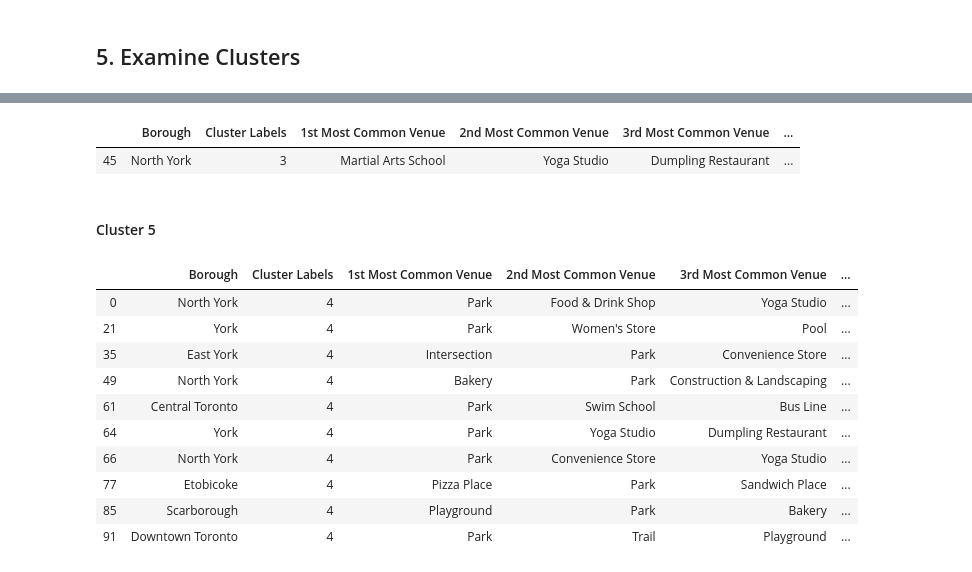
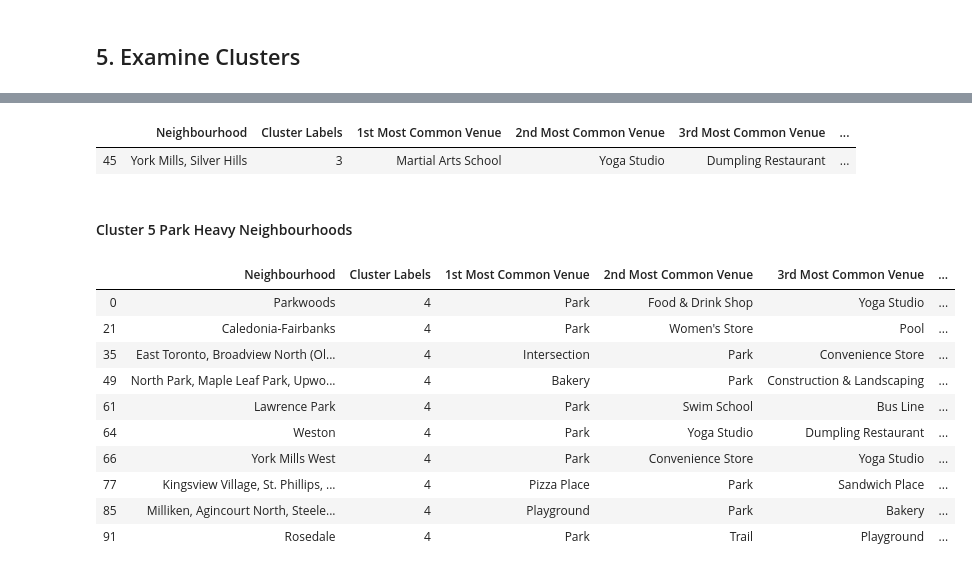
Before and after one commit to supermandee/Coursera_Capstone, a Jupyter notebook: Segmenting and Clustering Toronto Neighborhoods.ipynb, the cells around one changed output, grey strips where cells are left out. Drawn from its saved outputs; the diff is of its cells as text; code cells hidden in the pictures.

```diff
--- a/Segmenting and Clustering Toronto Neighborhoods.ipynb
+++ b/Segmenting and Clustering Toronto Neighborhoods.ipynb
@@ -480,21 +480,21 @@ toronto_merged.loc[toronto_merged['Cluster Labels'] == 2, toronto_merged.columns
 # %%
-toronto_merged.loc[toronto_merged['Cluster Labels'] == 3, toronto_merged.columns[[1] + list(range(5, toronto_merged.shape[1]))]]
+toronto_merged.loc[toronto_merged['Cluster Labels'] == 3, toronto_merged.columns[[2] + list(range(5, toronto_merged.shape[1]))]]
 # %% [output]
-|  | Borough | Cluster Labels | 1st Most Common Venue | 2nd Most Common Venue | 3rd Most Common Venue | ... |
-| 45 | North York | 3 | Martial Arts School | Yoga Studio | Dumpling Restaurant | ... |
+|  | Neighbourhood | Cluster Labels | 1st Most Common Venue | 2nd Most Common Venue | 3rd Most Common Venue | ... |
+| 45 | York Mills, Silver Hills | 3 | Martial Arts School | Yoga Studio | Dumpling Restaurant | ... |
 # %% [markdown]
-#### Cluster 5
+#### Cluster 5 Park Heavy Neighbourhoods
 # %%
-toronto_merged.loc[toronto_merged['Cluster Labels'] == 4, toronto_merged.columns[[1] + list(range(5, toronto_merged.shape[1]))]]
+toronto_merged.loc[toronto_merged['Cluster Labels'] == 4, toronto_merged.columns[[2] + list(range(5, toronto_merged.shape[1]))]]
 # %% [output]
-|  | Borough | Cluster Labels | 1st Most Common Venue | 2nd Most Common Venue | 3rd Most Common Venue | ... |
-| 0 | North York | 4 | Park | Food & Drink Shop | Yoga Studio | ... |
-| 21 | York | 4 | Park | Women's Store | Pool | ... |
-| 35 | East York | 4 | Intersection | Park | Convenience Store | ... |
-| 49 | North York | 4 | Bakery | Park | Construction & Landscaping | ... |
-| 61 | Central Toronto | 4 | Park | Swim School | Bus Line | ... |
-| 64 | York | 4 | Park | Yoga Studio | Dumpling Restaurant | ... |
-| 66 | North York | 4 | Park | Convenience Store | Yoga Studio | ... |
-| 77 | Etobicoke | 4 | Pizza Place | Park | Sandwich Place | ... |
-| 85 | Scarborough | 4 | Playground | Park | Bakery | ... |
-| 91 | Downtown Toronto | 4 | Park | Trail | Playground | ... |
+|  | Neighbourhood | Cluster Labels | 1st Most Common Venue | 2nd Most Common Venue | 3rd Most Common Venue | ... |
+| 0 | Parkwoods | 4 | Park | Food & Drink Shop | Yoga Studio | ... |
+| 21 | Caledonia-Fairbanks | 4 | Park | Women's Store | Pool | ... |
+| 35 | East Toronto, Broadview North (Ol... | 4 | Intersection | Park | Convenience Store | ... |
+| 49 | North Park, Maple Leaf Park, Upwo... | 4 | Bakery | Park | Construction & Landscaping | ... |
+| 61 | Lawrence Park | 4 | Park | Swim School | Bus Line | ... |
+| 64 | Weston | 4 | Park | Yoga Studio | Dumpling Restaurant | ... |
+| 66 | York Mills West | 4 | Park | Convenience Store | Yoga Studio | ... |
+| 77 | Kingsview Village, St. Phillips, ... | 4 | Pizza Place | Park | Sandwich Place | ... |
+| 85 | Milliken, Agincourt North, Steele... | 4 | Playground | Park | Bakery | ... |
+| 91 | Rosedale | 4 | Park | Trail | Playground | ... |
```
Also changed, not shown: parts of 7 cells of this notebook.
